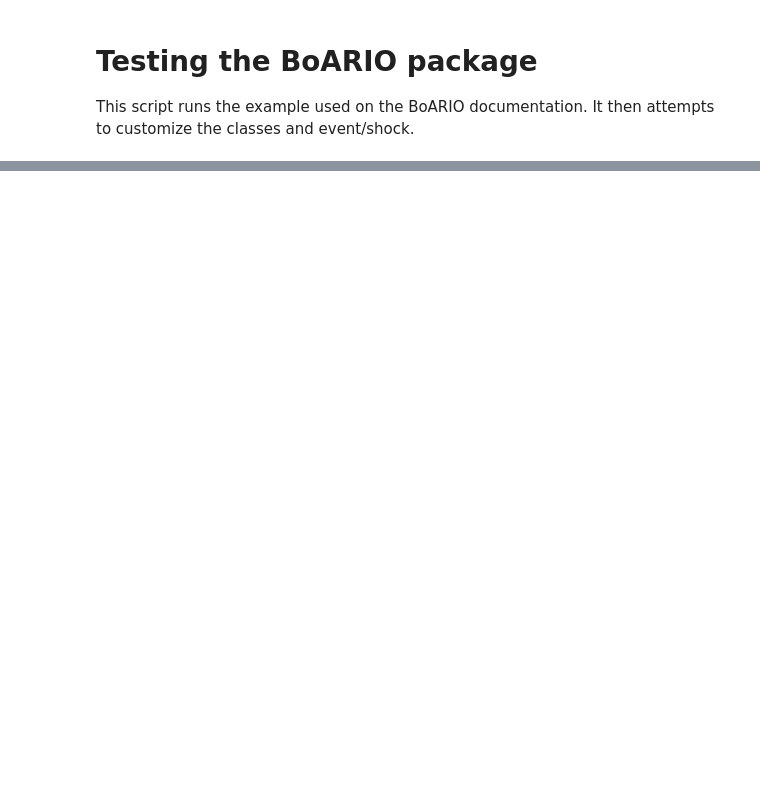
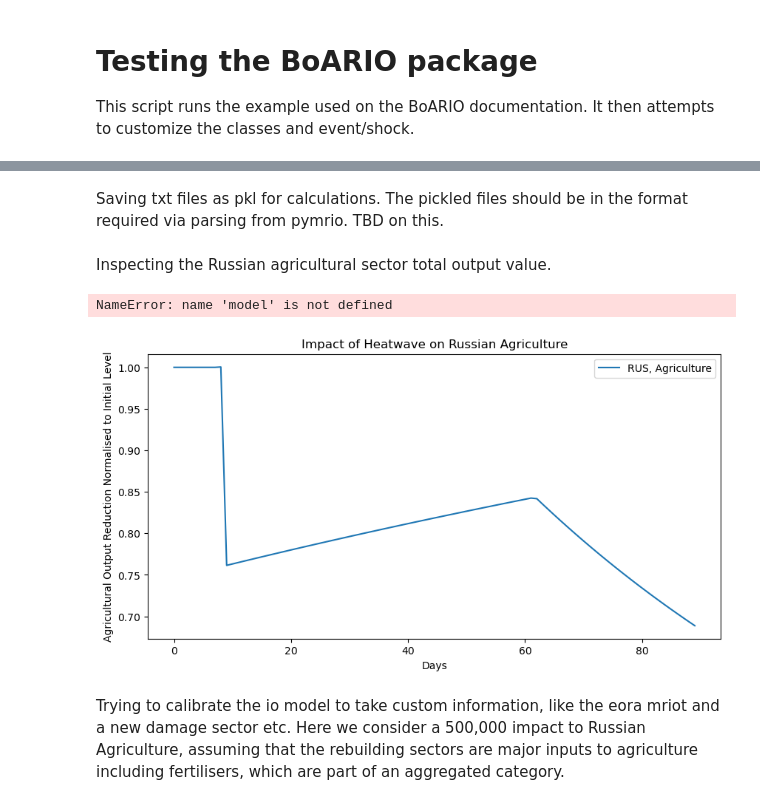
Before and after one commit to camillejmora/climpyplots, a Jupyter notebook: boario/impacts_boario.ipynb, the cells around one changed output, grey strips where cells are left out. Saved outputs shown, nothing was run; the diff lists cells and outputs as text; code cells hidden in the pictures; blank space fills up the shorter version.

```diff
--- a/boario/impacts_boario.ipynb
+++ b/boario/impacts_boario.ipynb
@@ -54,0 +169,2 @@ df.loc[:, ("reg4", slice(None))].plot()
+# %% [markdown]
+Saving txt files as pkl for calculations. The pickled files should be in the format required via parsing from pymrio. TBD on this.
@@ -54,0 +188,52 @@ df.loc[:, ("reg4", slice(None))].plot()
+# %% [markdown]
+Inspecting the Russian agricultural sector total output value.
+# %%
+# Steps to inspect total production (output) of the Russian agricultural sector
+# 1. Specify the time step = 0 = before the disaster?
+model.calc_production(0)
+
+# 2. Access the production array (usually model.production or model.production_realised)
+# model.production is a numpy array with shape (n_regions * n_sectors,)
+# model.mriot provides the MultiIndex for (region, sector)
+
+# 2.1 Get the MultiIndex for (region, sector)
+index = model.mriot.x.index  # This is usually a MultiIndex (region, sector)
+
+# 2.2 Convert production to a pandas Series for easy indexing
+import pandas as pd
+prod_series = pd.Series(model.production, index=index)
+
+# 3. Extract the value for ('RUS', 'Agriculture')
+rus_agri_output = prod_series.loc[('RUS', 'Agriculture')]
+print("Total output for Russian Agriculture sector:", rus_agri_output)
+
+# Test other sectors output
+rus_fmq_output = prod_series.loc[('RUS', 'Mining and Quarrying')]
+print("Total output for Russian Mining and Quarrying sector:", rus_fmq_output)
+# %% [output]
+NameError: name 'model' is not defined
+# %%
+import matplotlib.pyplot as plt
+
+# You can generate a dataframe of
+# the production with the following line
+df = sim.production_realised
+# This allows to normalize production at its initial level
+df = df / df.loc[0]
+
+russia = df.loc[:, ("RUS", slice('Agriculture'))]
+
+fig, ax = plt.subplots(figsize=(10, 5))
+lines = ax.plot(russia)
+
+ax.set_xlabel("Days")
+ax.set_ylabel("Agricultural Output Reduction Normalised to Initial Level")
+ax.set_title("Impact of Heatwave on Russian Agriculture")
+
+ax.legend(lines, ['RUS, Agriculture'])
+
+plt.show()
+# %% [output]
+[figure, added]
+# %% [markdown]
+Trying to calibrate the io model to take custom information, like the eora mriot and a new damage sector etc. Here we consider a 500,000 impact to Russian Agriculture, assuming that the rebuilding sectors are major inputs to agriculture including fertilisers, which are part of an aggregated category.
```
Also changed, not shown: parts of 15 cells of this notebook.
